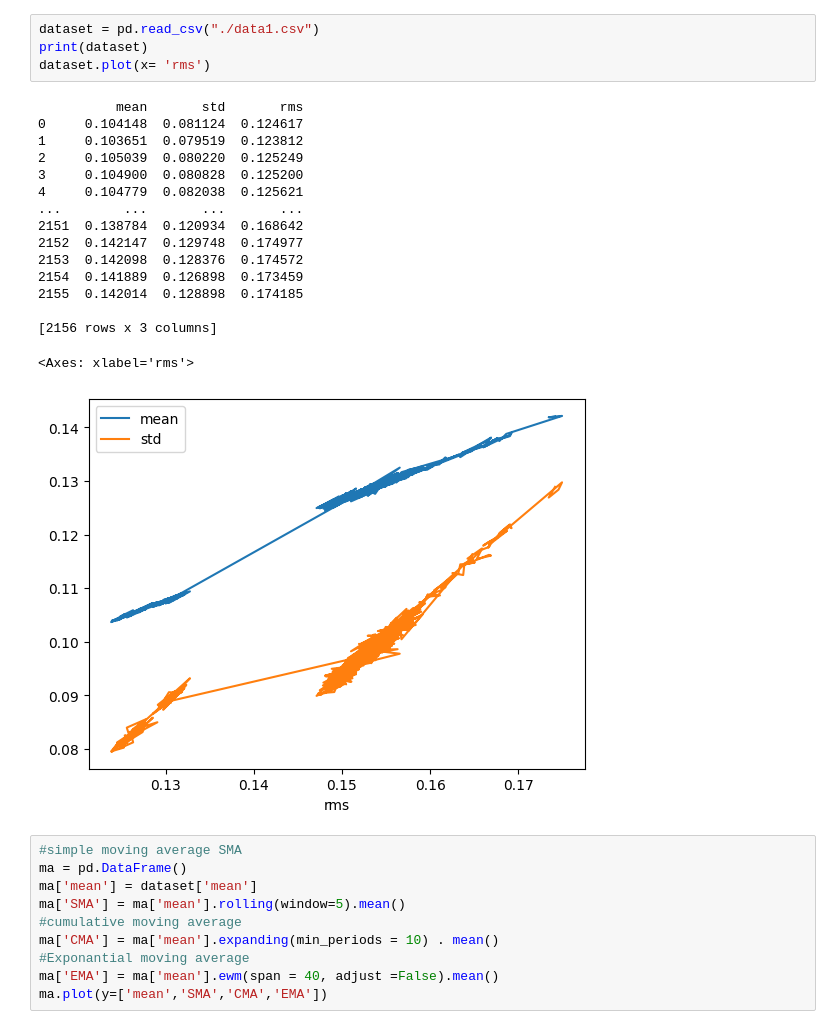
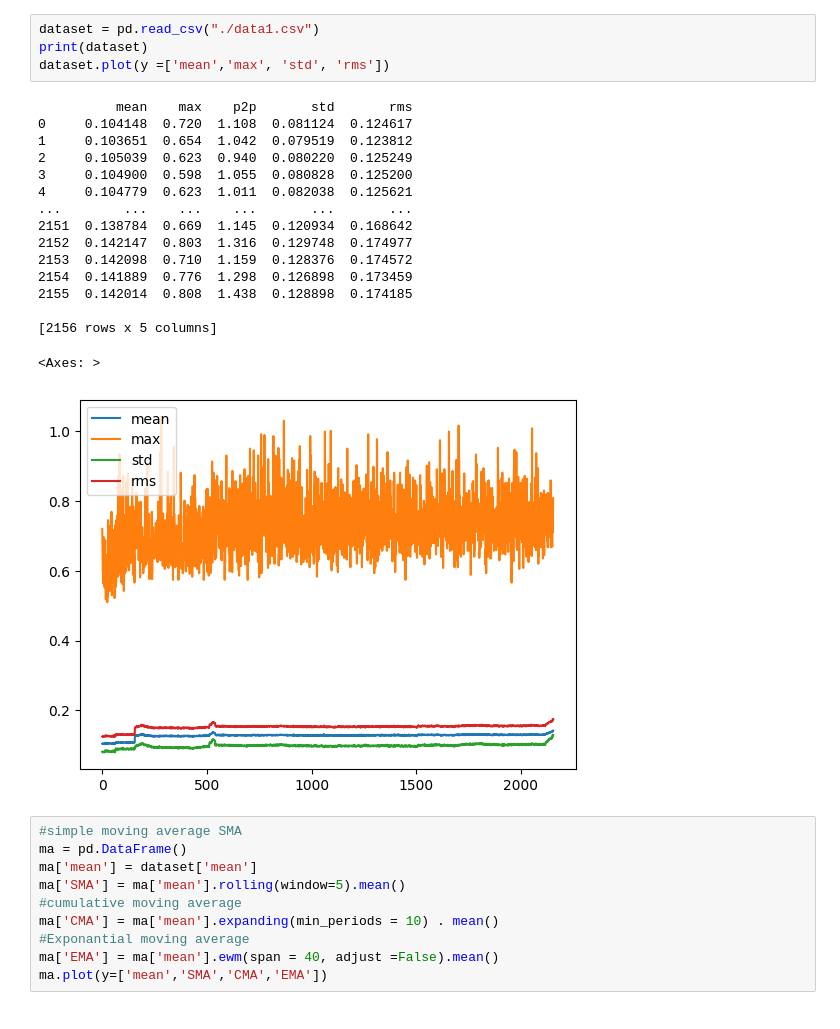
Before and after one commit to huydat-isme/estimate_RUL, a Jupyter notebook: Untitled1.ipynb, the cells around one changed output. Cells and saved outputs as stored; diff of their text form.

```diff
--- a/Untitled1.ipynb
+++ b/Untitled1.ipynb
@@ -36,24 +40,24 @@ data.to_csv('data1.csv', index=False)
 # %%
 dataset = pd.read_csv("./data1.csv")
 print(dataset)
-dataset.plot(x= 'rms')
+dataset.plot(y =['mean','max', 'std', 'rms'])
 # %% [output]
-          mean       std       rms
-0     0.104148  0.081124  0.124617
-1     0.103651  0.079519  0.123812
-2     0.105039  0.080220  0.125249
-3     0.104900  0.080828  0.125200
-4     0.104779  0.082038  0.125621
-...        ...       ...       ...
-2151  0.138784  0.120934  0.168642
-2152  0.142147  0.129748  0.174977
-2153  0.142098  0.128376  0.174572
-2154  0.141889  0.126898  0.173459
-2155  0.142014  0.128898  0.174185
+          mean    max    p2p       std       rms
+0     0.104148  0.720  1.108  0.081124  0.124617
+1     0.103651  0.654  1.042  0.079519  0.123812
+2     0.105039  0.623  0.940  0.080220  0.125249
+3     0.104900  0.598  1.055  0.080828  0.125200
+4     0.104779  0.623  1.011  0.082038  0.125621
+...        ...    ...    ...       ...       ...
+2151  0.138784  0.669  1.145  0.120934  0.168642
+2152  0.142147  0.803  1.316  0.129748  0.174977
+2153  0.142098  0.710  1.159  0.128376  0.174572
+2154  0.141889  0.776  1.298  0.126898  0.173459
+2155  0.142014  0.808  1.438  0.128898  0.174185
 
-[2156 rows x 3 columns]
+[2156 rows x 5 columns]
-<Axes: xlabel='rms'>
+<Axes: >
-[figure, old version]
+[figure, new version]
 # %%
 #simple moving average SMA
 ma = pd.DataFrame()
```
Also changed, not shown: parts of 5 cells of this notebook, 2 other files.
